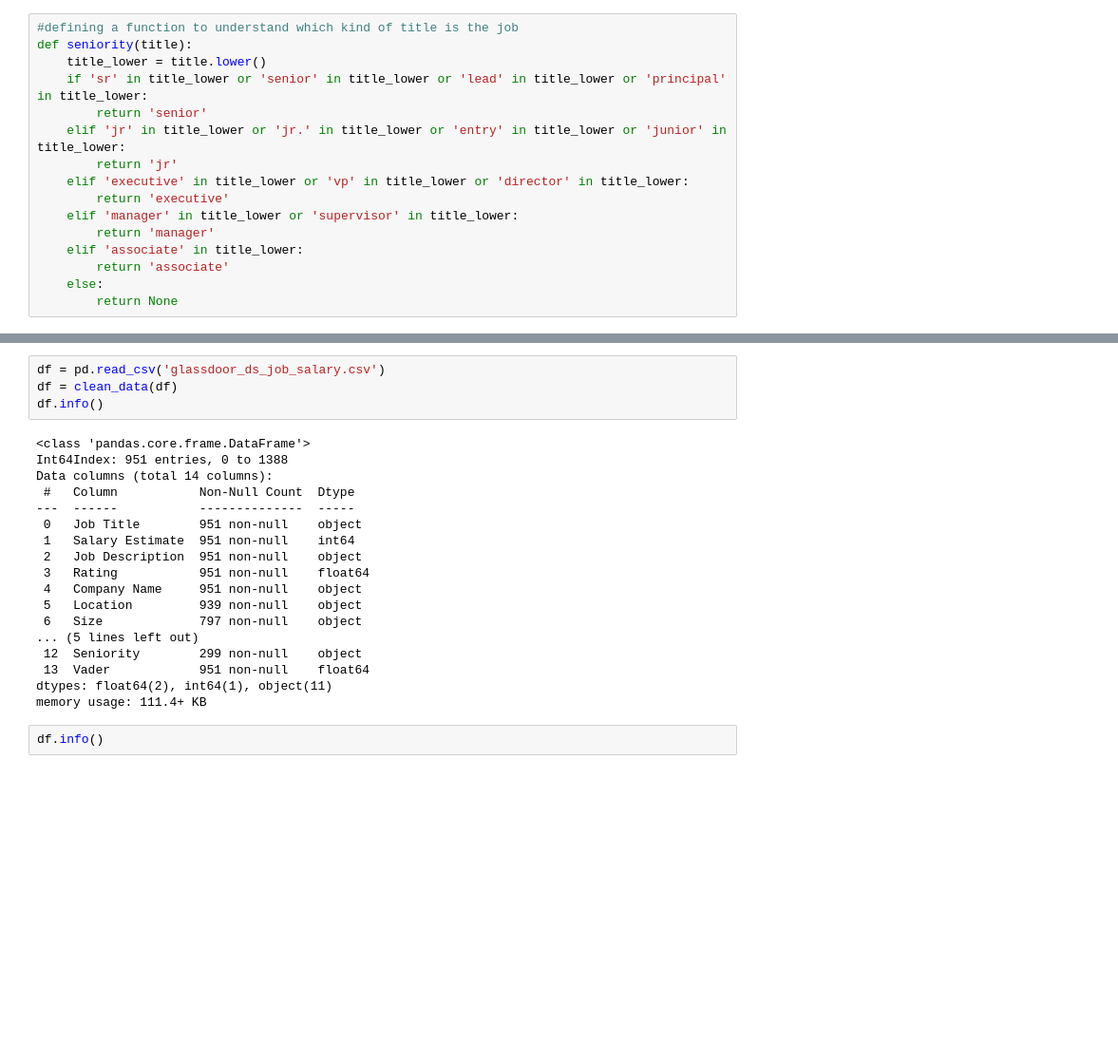
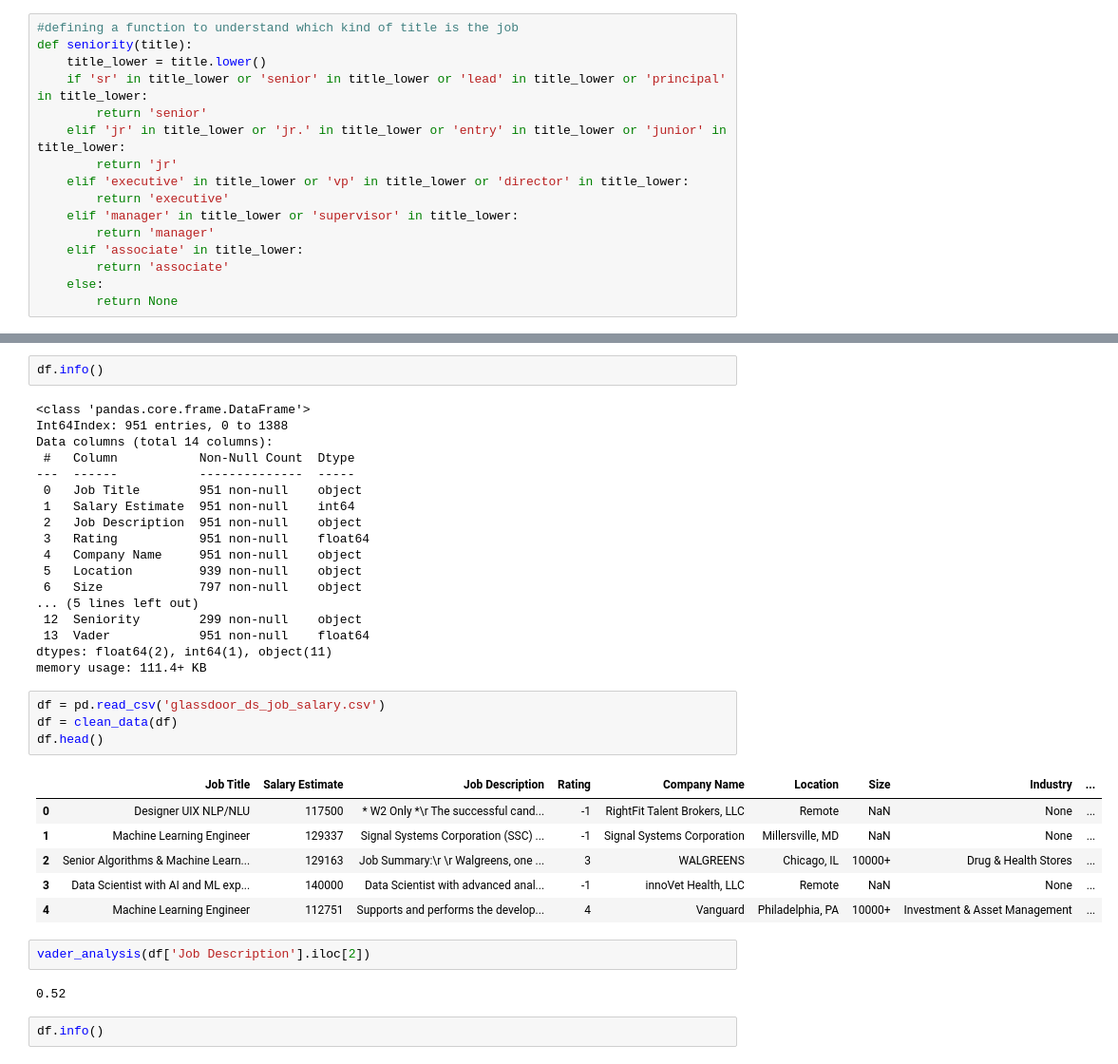
Before and after one commit to wangyf99/GlassDoor_Salary_Prediction, a Jupyter notebook: GlassDoor_Salary.ipynb, the cells around one changed output, grey strips where cells are left out. Shown at 95% size. Saved outputs shown, nothing was run; the diff lists cells and outputs as text; blank space fills up the shorter version.

```diff
--- a/GlassDoor_Salary.ipynb
+++ b/GlassDoor_Salary.ipynb
@@ -1158,26 +1162,39 @@ def clean_data(df):
     return df
+# %%
+df.info()
+# %% [output]
+<class 'pandas.core.frame.DataFrame'>
+Int64Index: 951 entries, 0 to 1388
+Data columns (total 14 columns):
+ #   Column           Non-Null Count  Dtype
+---  ------           --------------  -----
+ 0   Job Title        951 non-null    object
+ 1   Salary Estimate  951 non-null    int64
+ 2   Job Description  951 non-null    object
+ 3   Rating           951 non-null    float64
+ 4   Company Name     951 non-null    object
+ 5   Location         939 non-null    object
+ 6   Size             797 non-null    object
+... (5 lines left out)
+ 12  Seniority        299 non-null    object
+ 13  Vader            951 non-null    float64
+dtypes: float64(2), int64(1), object(11)
+memory usage: 111.4+ KB
 # %%
 df = pd.read_csv('glassdoor_ds_job_salary.csv')
 df = clean_data(df)
-df.info()
+df.head()
 # %% [output]
-<class 'pandas.core.frame.DataFrame'>
-Int64Index: 951 entries, 0 to 1388
-Data columns (total 14 columns):
- #   Column           Non-Null Count  Dtype
----  ------           --------------  -----
- 0   Job Title        951 non-null    object
- 1   Salary Estimate  951 non-null    int64
- 2   Job Description  951 non-null    object
- 3   Rating           951 non-null    float64
- 4   Company Name     951 non-null    object
- 5   Location         939 non-null    object
- 6   Size             797 non-null    object
-... (5 lines left out)
- 12  Seniority        299 non-null    object
- 13  Vader            951 non-null    float64
-dtypes: float64(2), int64(1), object(11)
-memory usage: 111.4+ KB
+|  | Job Title | Salary Estimate | Job Description | Rating | Company Name | Location | Size | Industry | ... |
+| 0 | Designer UIX NLP/NLU | 117500 | * W2 Only *\r The successful cand... | -1 | RightFit Talent Brokers, LLC | Remote | NaN | None | ... |
+| 1 | Machine Learning Engineer | 129337 | Signal Systems Corporation (SSC) ... | -1 | Signal Systems Corporation | Millersville, MD | NaN | None | ... |
+| 2 | Senior Algorithms & Machine Learn... | 129163 | Job Summary:\r \r Walgreens, one ... | 3 | WALGREENS | Chicago, IL | 10000+ | Drug & Health Stores | ... |
+| 3 | Data Scientist with AI and ML exp... | 140000 | Data Scientist with advanced anal... | -1 | innoVet Health, LLC | Remote | NaN | None | ... |
+| 4 | Machine Learning Engineer | 112751 | Supports and performs the develop... | 4 | Vanguard | Philadelphia, PA | 10000+ | Investment & Asset Management | ... |
+# %%
+vader_analysis(df['Job Description'].iloc[2])
+# %% [output]
+0.52
 # %%
 df.info()
 # %% [output]
```
Also changed, not shown: parts of 10 cells of this notebook.
